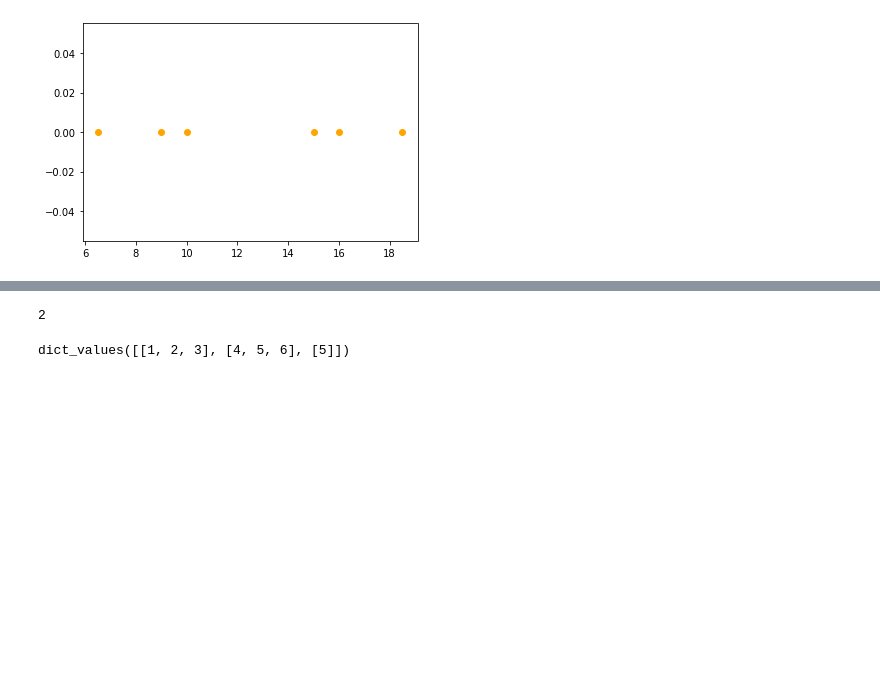
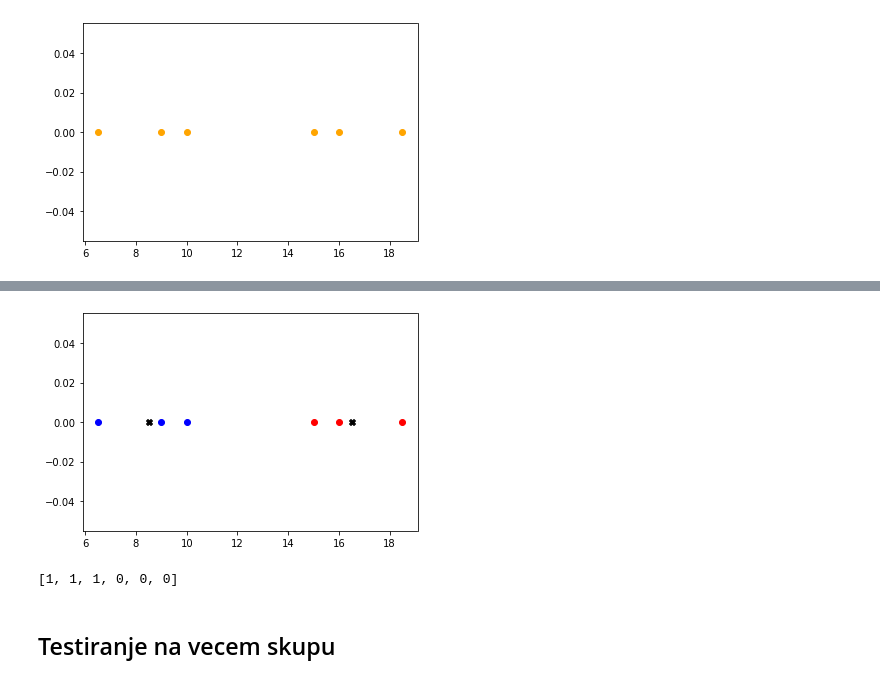
Before and after one commit to mowgliluciano/GA-clustering, a Jupyter notebook: TestPrimer.ipynb, the cells around one changed output, grey strips where cells are left out. Saved outputs shown, nothing was run; the diff lists cells and outputs as text; code cells hidden in the pictures; blank space fills up the shorter version.

```diff
--- a/TestPrimer.ipynb
+++ b/TestPrimer.ipynb
@@ -74,4 +57,0 @@ def exitsts_empty_cluster(clusters):
-# %%
-exitsts_empty_cluster(mapa)
-# %% [output]
-2
@@ -84,5 +58,19 @@ mapa[exitsts_empty_cluster(mapa)] = [(tacke[p_index])]
-# %%
-#Provera da li je tacka dodlejena praznom klasteru, a izbcena iz prethodnog  TODO
-mapa.values()
-# %% [output]
-dict_values([[1, 2, 3], [4, 5, 6], [5]])
+# %%
+#Crtanje doijenog rezultata
+colors  =  {0:'r', 1:'b'}
+labels  = model.labels_
+for i in range(len(points)):
+    plt.scatter(points[i][0], points[i][1], c=colors[labels[i]])
+
+#Crtanje centroida
+centres = model.cluster_centers_
+for i in range(len(centres)):
+    plt.scatter(centres[i][0], centres[i][1], c='black', marker='X')
+# %% [output]
+[figure, added]
+# %%
+model.labels_
+# %% [output]
+[1, 1, 1, 0, 0, 0]
+# %% [markdown]
+## Testiranje na vecem skupu
```
Also changed, not shown: parts of 22 cells of this notebook, 2 other files.
